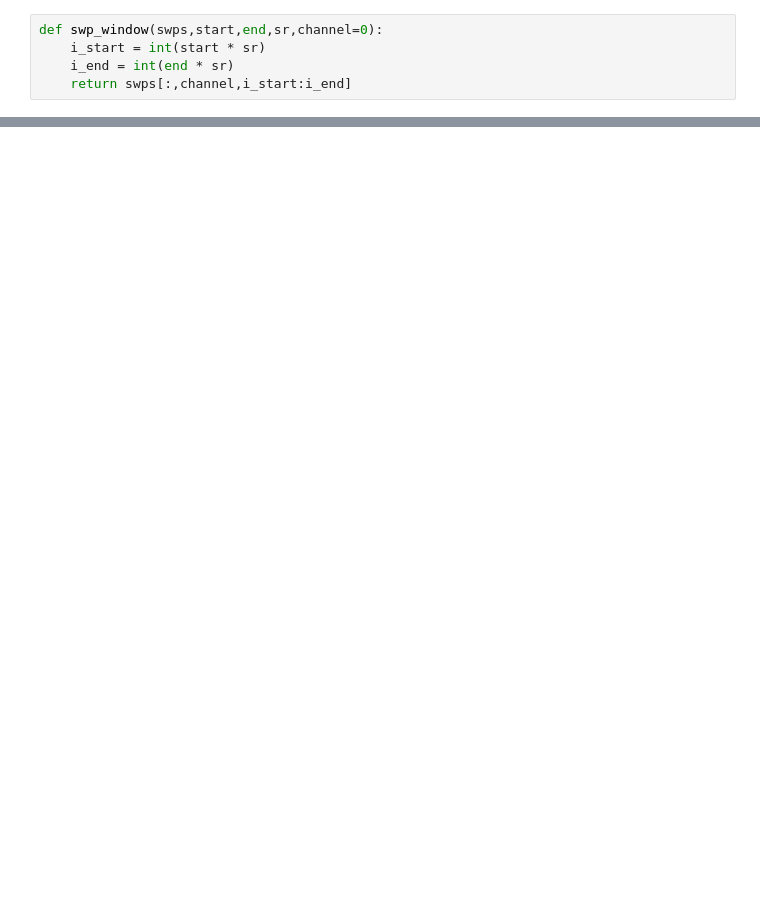
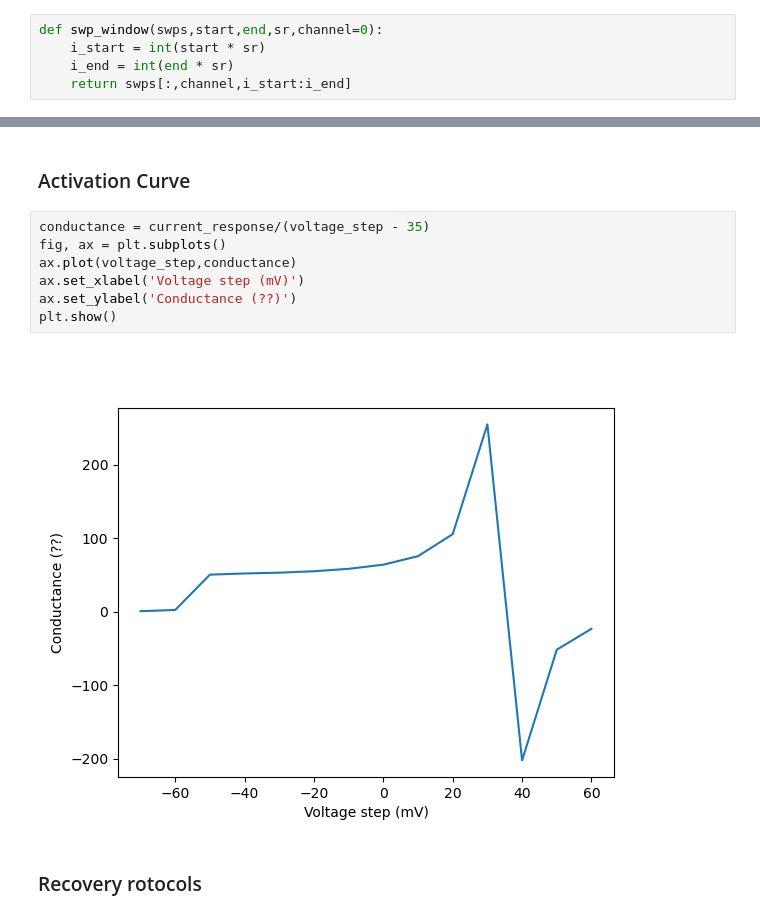
Before and after one commit to afmontarras/CSHL, a Jupyter notebook: CSHL Nav.ipynb, the cells around one changed output, grey strips where cells are left out. Drawn from its saved outputs; the diff is of its cells as text; blank space fills up the shorter version.

```diff
--- a/CSHL Nav.ipynb
+++ b/CSHL Nav.ipynb
@@ -69,0 +85,13 @@ ax.plot(voltage_step,current_response,'.')
+# %% [markdown]
+### Activation Curve
+# %%
+conductance = current_response/(voltage_step - 35)
+fig, ax = plt.subplots()
+ax.plot(voltage_step,conductance)
+ax.set_xlabel('Voltage step (mV)')
+ax.set_ylabel('Conductance (??)')
+plt.show()
+# %% [output]
+[figure, added]
+# %% [markdown]
+### Recovery rotocols
```
Also changed, not shown: parts of 31 cells of this notebook, 1 other file.
